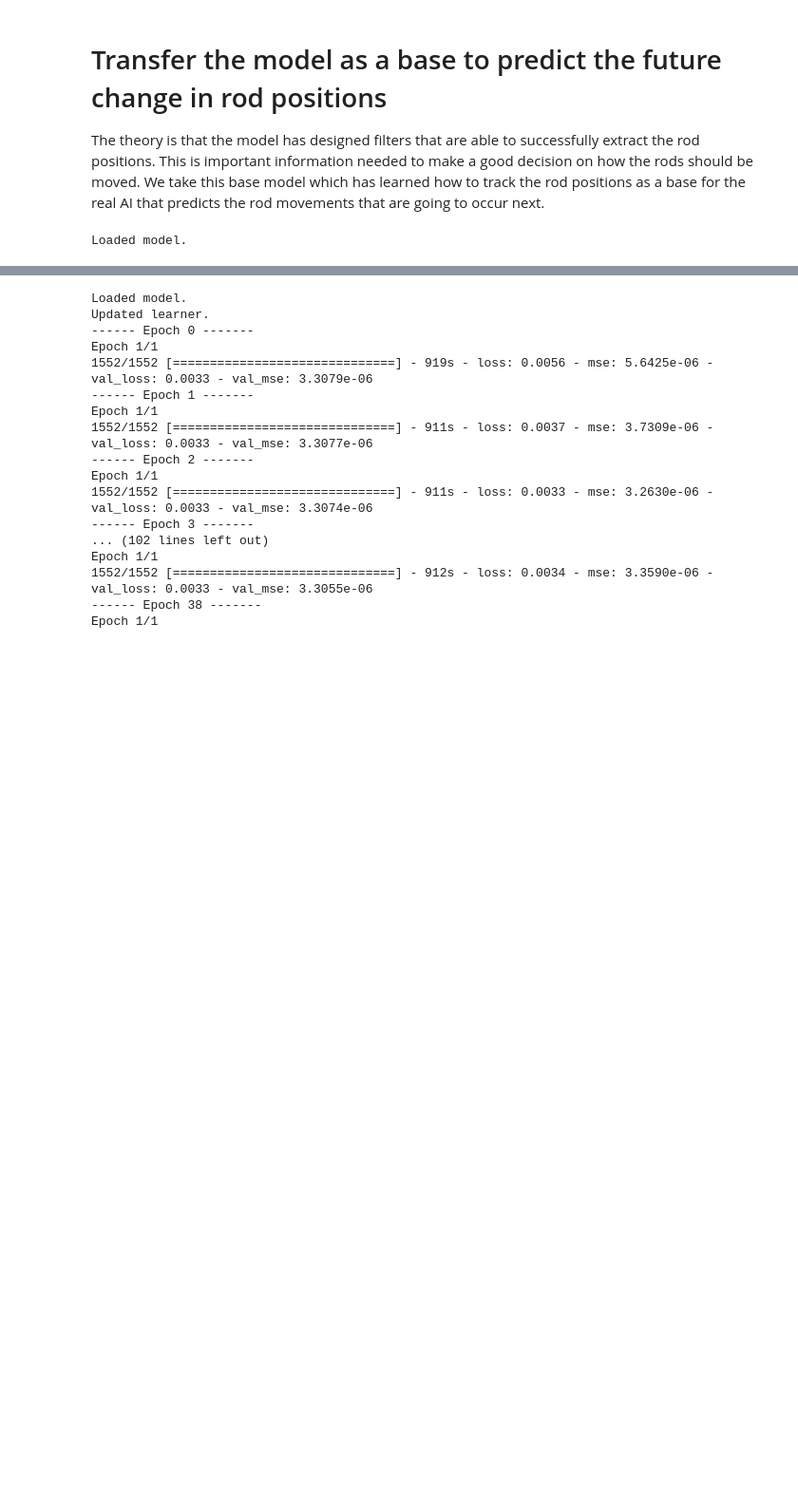
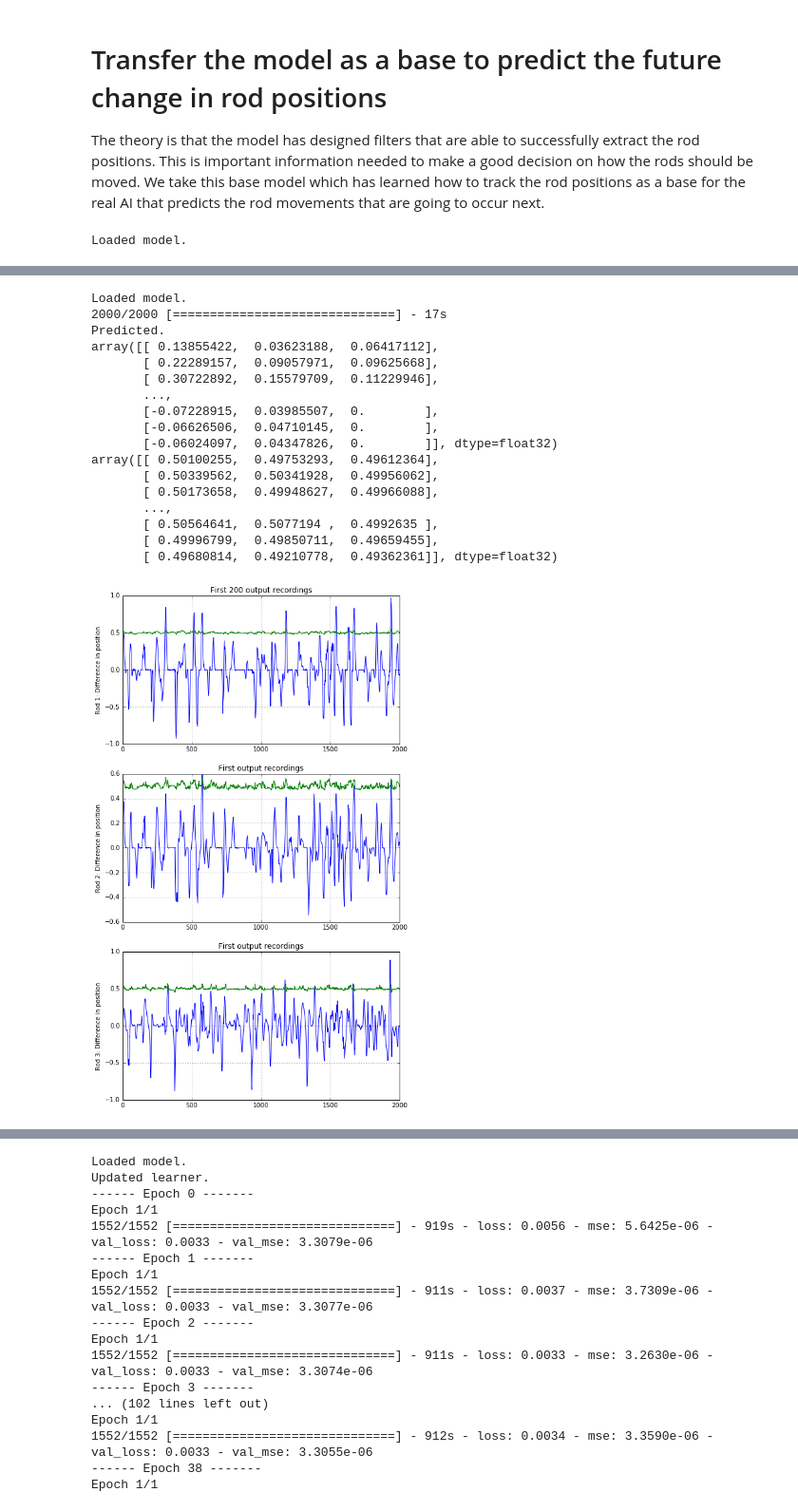
Before and after one commit to glmcdona/FoosAI, a Jupyter notebook: Code/Training/TrainingFoosbot.ipynb, the cells around one changed output, grey strips where cells are left out. Shown at 95% size. Drawn from its saved outputs; the diff is of its cells as text; code cells hidden in the pictures; blank space fills up the shorter version.

```diff
--- a/Code/Training/TrainingFoosbot.ipynb
+++ b/Code/Training/TrainingFoosbot.ipynb
@@ -162,7 +163,7 @@ def ValidateBatchGenDpos(batch_size):
         batch_outputs = np.zeros(shape=(batch_size, 3), dtype=np.float32)
         for i in range(batch_size):
             (frames, output) = next(gen)
-            #batch_frames[i,:,:,:,:] = frames
+            batch_frames[i,:,:,:,:] = frames
             #batch_outputs[i,:] = output[0:3] # Train just the 3 current rod positions as outputs
             batch_outputs[i,0] = output[3] - output[0] # Train the difference in the three rod positions as output
             batch_outputs[i,1] = output[4] - output[1]
@@ -729,24 +704,0 @@ KeyboardInterrupt:
-# %%
-start_epoch = 53
-WEIGHTS_FNAME = 'dpos_cnn_weights_%i.hdf'
-model.load_weights(WEIGHTS_FNAME % start_epoch)
-print("Loaded model.")
-
-def mse(y_true, y_pred):
-    return K.square(y_pred - y_true)*0.001 # Hackjob so Keras iterations show exponential value of MSE to get precision.
-
-
-model.compile(optimizer=keras.optimizers.RMSprop(lr=0.00001),
-              loss='mean_squared_error',
-              metrics=[mse])
-
-print("Updated learner.")
-
-WEIGHTS_FNAME = 'dpos_cnn_weights_%i.hdf'
-MODELS_FNAME = 'dpos_cnn_models_%i.h5'
-for epoch in range(10000):
-    print("------ Epoch %i -------" % (epoch+start_epoch))
-    model.fit_generator(TrainBatchGenDpos(20), 1552, epochs=1, verbose=1, callbacks=None, class_weight=None, max_q_size=10, workers=1, validation_data=ValidateBatchGenDpos(20), validation_steps = 500, pickle_safe=False, initial_epoch=0)
-    #model.fit_generator(TrainBatchGen(20), 1552, epochs=1, verbose=1, callbacks=None, class_weight=None, max_q_size=10, workers=1, validation_data=ValidateBatchGen(20), validation_steps = 500, pickle_safe=False, initial_epoch=0)
-    model.save_weights(WEIGHTS_FNAME % (epoch+start_epoch))
-    model.save(MODELS_FNAME % (epoch+start_epoch))
@@ -863,0 +705,30 @@ array([[ 0.50086617,  0.50048065,  0.50002801],
+# %%
+# Load the best position prediction model as the starting point
+epoch = 90
+WEIGHTS_FNAME = 'dpos_cnn_weights_%i.hdf'
+model.load_weights(WEIGHTS_FNAME % epoch)
+print("Loaded model.")
+
+
+# Plot the real versus predicted values for some of the validation data
+(frames, outputs_true) = next(ValidateBatchGenDpos(2000))
+plot_validate(model, frames, outputs_true, "Difference in position")
+# %% [output]
+Loaded model.
+2000/2000 [==============================] - 17s
+Predicted.
+array([[ 0.13855422,  0.03623188,  0.06417112],
+       [ 0.22289157,  0.09057971,  0.09625668],
+       [ 0.30722892,  0.15579709,  0.11229946],
+       ...,
+       [-0.07228915,  0.03985507,  0.        ],
+       [-0.06626506,  0.04710145,  0.        ],
+       [-0.06024097,  0.04347826,  0.        ]], dtype=float32)
+array([[ 0.50100255,  0.49753293,  0.49612364],
+       [ 0.50339562,  0.50341928,  0.49956062],
+       [ 0.50173658,  0.49948627,  0.49966088],
+       ...,
+       [ 0.50564641,  0.5077194 ,  0.4992635 ],
+       [ 0.49996799,  0.49850711,  0.49659455],
+       [ 0.49680814,  0.49210778,  0.49362361]], dtype=float32)
+[figure, added]
```
Also changed, not shown: parts of 13 cells of this notebook.
